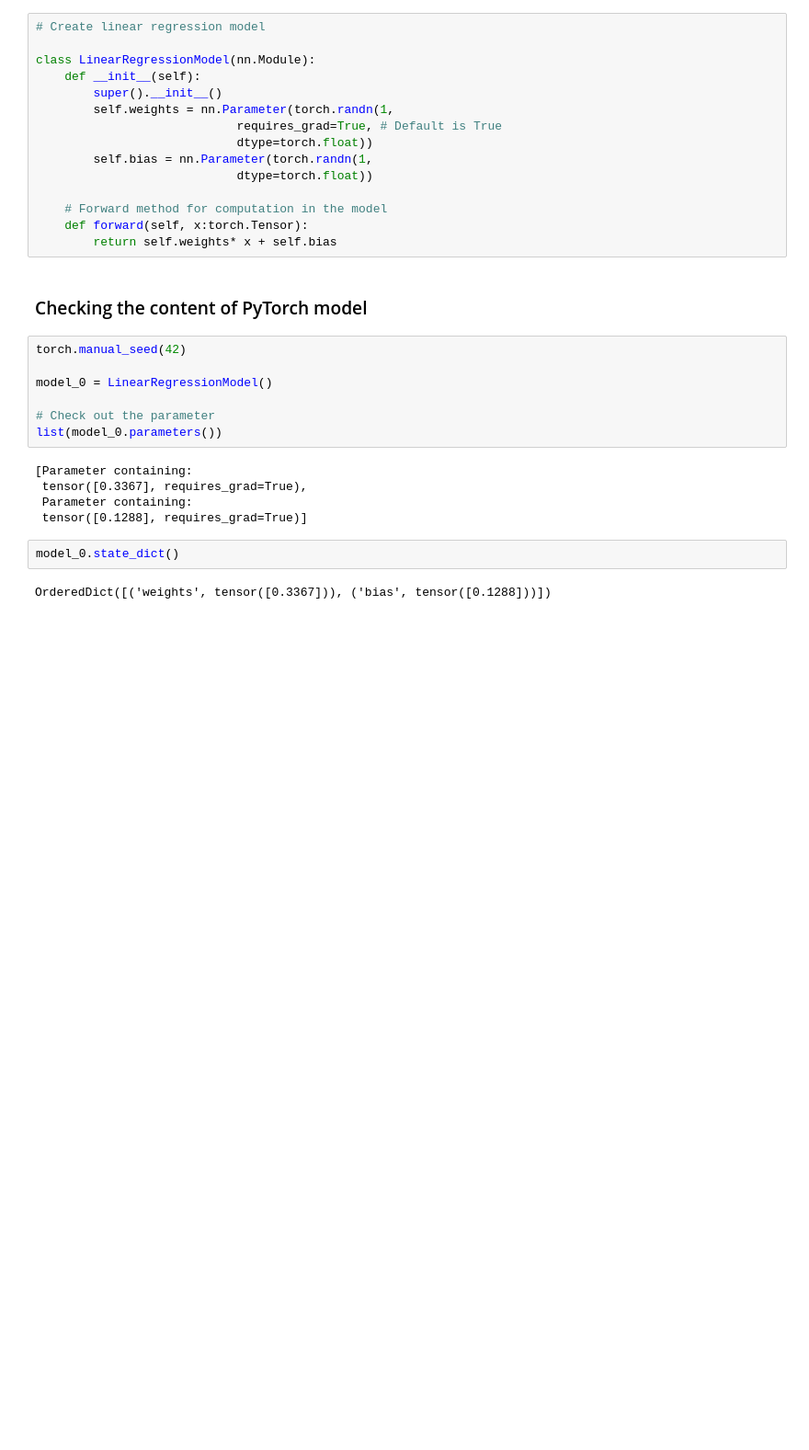
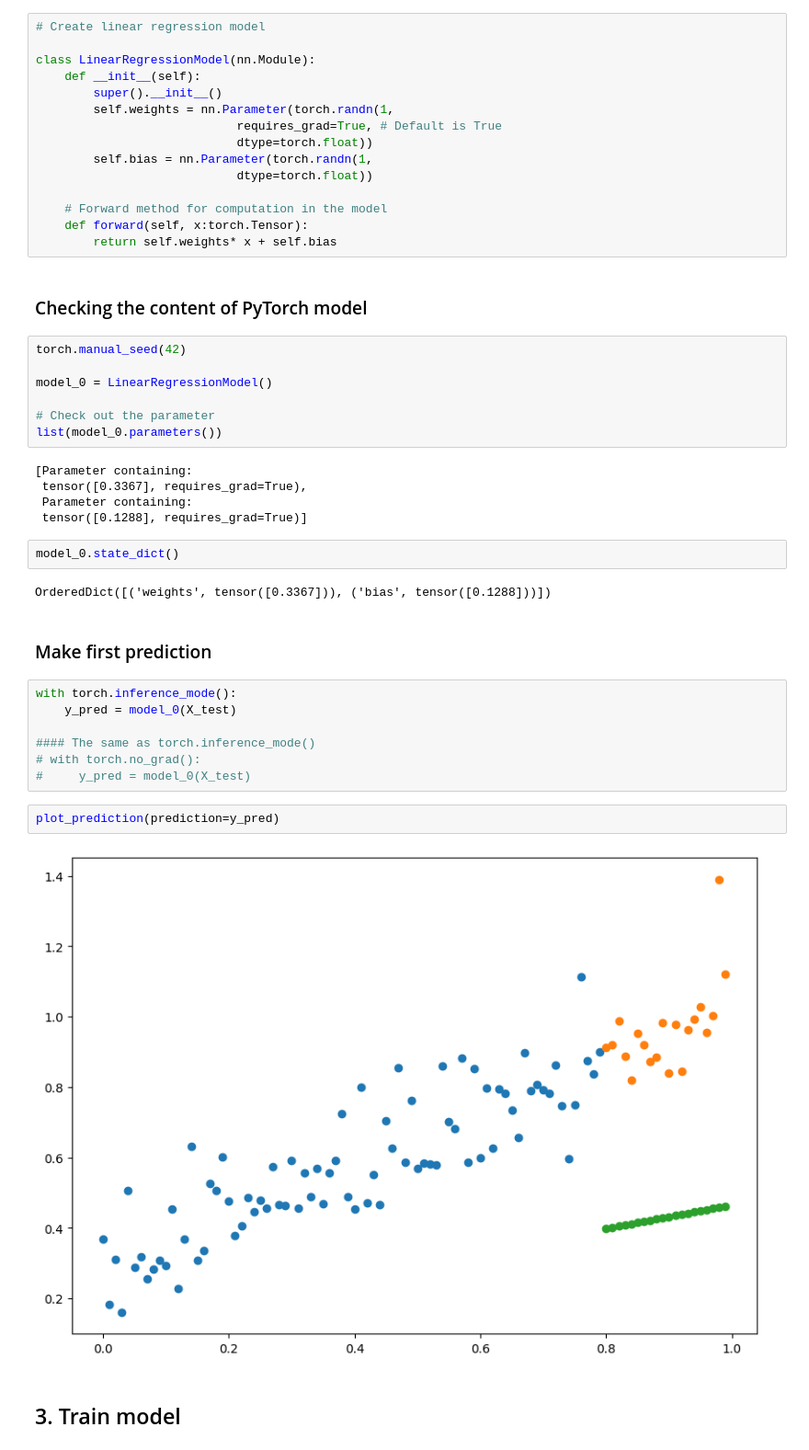
Before and after one commit to MahdiAmrollahi/pytorch-ZTM, a Jupyter notebook: 01_pytorch_workflow.ipynb, the cells around one changed output. Shown at 92% size. Saved outputs shown, nothing was run; the diff lists cells and outputs as text; blank space fills up the shorter version.

```diff
--- a/01_pytorch_workflow.ipynb
+++ b/01_pytorch_workflow.ipynb
@@ -110,3 +120,18 @@ list(model_0.parameters())
 model_0.state_dict()
 # %% [output]
 OrderedDict([('weights', tensor([0.3367])), ('bias', tensor([0.1288]))])
+# %% [markdown]
+### Make first prediction
+# %%
+with torch.inference_mode():
+    y_pred = model_0(X_test)
+
+#### The same as torch.inference_mode()
+# with torch.no_grad():
+#     y_pred = model_0(X_test)
+# %%
+plot_prediction(prediction=y_pred)
+# %% [output]
+[figure, added]
+# %% [markdown]
+## 3. Train model
```
Also changed, not shown: parts of 4 cells of this notebook.
